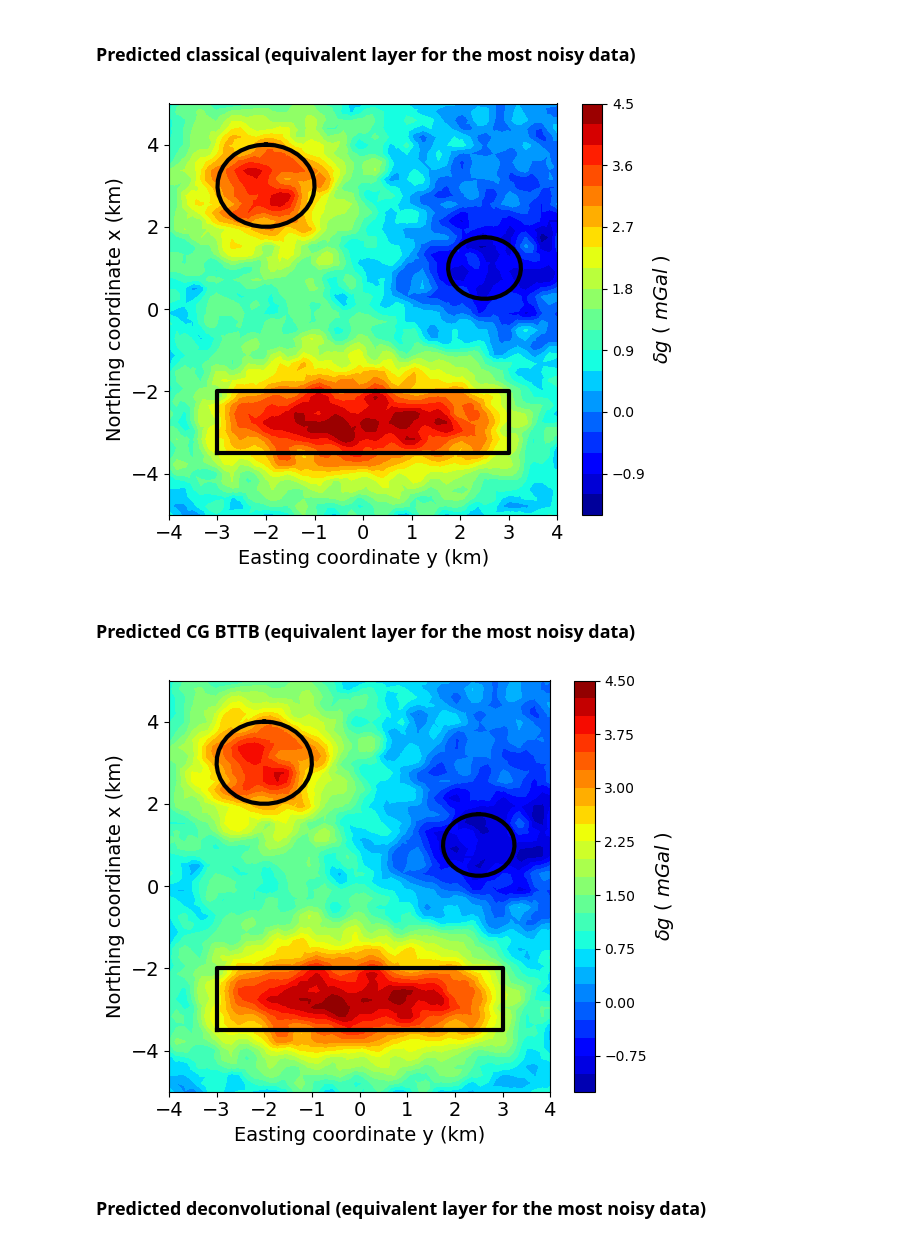
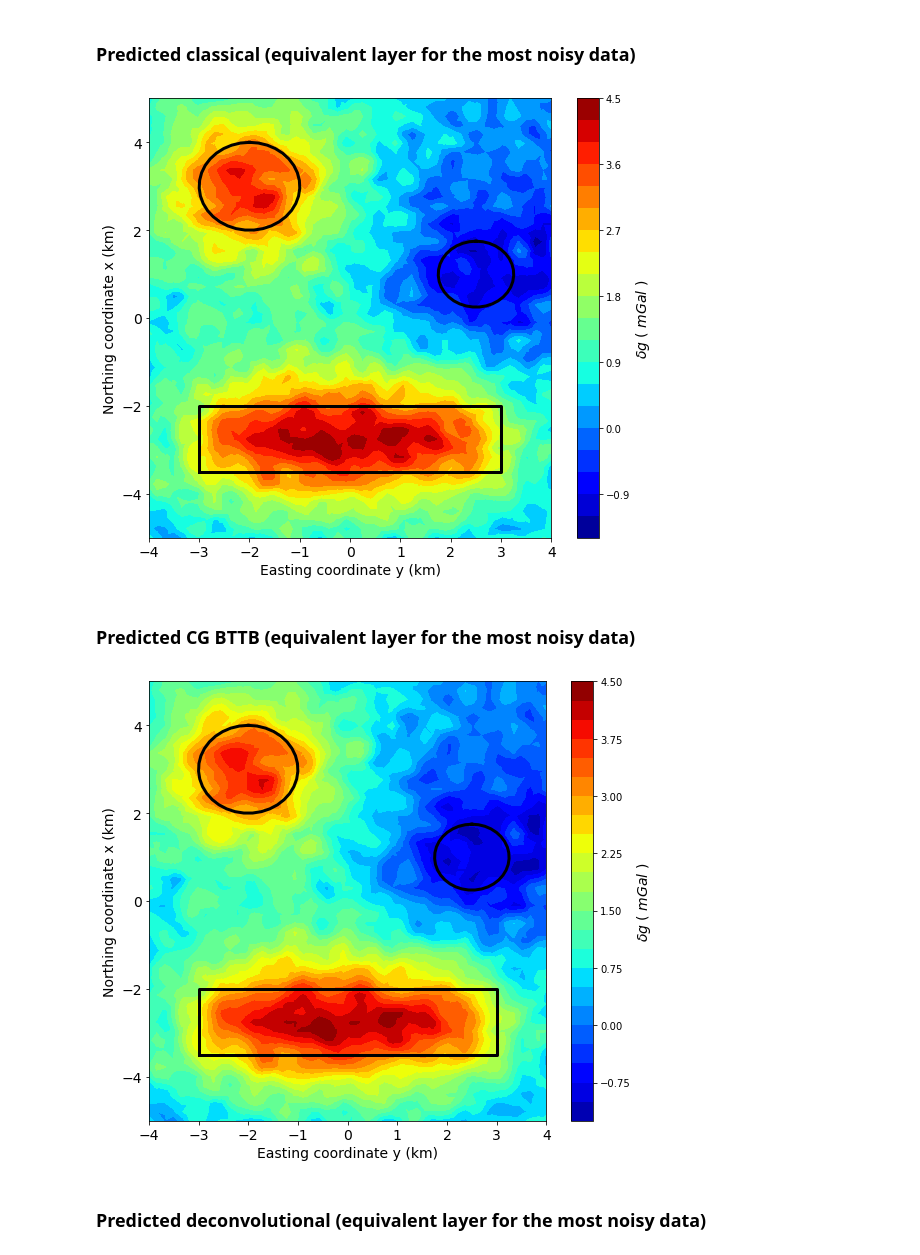
Before and after one commit to DiegoTaka/fast_equivalent_layer, a Jupyter notebook: code/grav/Stability_comparison_grav.ipynb, the cells around one changed output. Saved outputs shown, nothing was run; the diff lists cells and outputs as text; code cells hidden in the pictures.

```diff
--- a/code/grav/Stability_comparison_grav.ipynb
+++ b/code/grav/Stability_comparison_grav.ipynb
@@ -399,33 +430,33 @@ print (np.std(np.abs(data[-1]-gz_dec_wiener2)), ('(Deconvolutional w\ Wiener sub
 # %%
 #Projection_model
 phi = np.linspace(0, 2.*np.pi, 36)  #36 points
 x1 = xc1/1000 + (R1/1000)*np.cos(phi)
 y1 = yc1/1000 + (R1/1000)*np.sin(phi)
 x2 = xc2/1000 + (R2/1000)*np.cos(phi)
 y2 = yc2/1000 + (R2/1000)*np.sin(phi)
 
 x_p = [-3.5, -2., -2., -3.5, -3.5]
 y_p = [-3., -3., 3., 3., -3.]
 
-fig=plt.figure(figsize=(6,5))
+fig=plt.figure(figsize=(8,7))
 fig.patch.set_facecolor('xkcd:white')
 plt.tricontourf(yi_plot, xi_plot, gz_c, 22, cmap='jet')
 plt.plot(y_p,x_p,color="k", linewidth=3)
 #plt.plot(x_p2,y_p2,color="k", linewidth=3)
 plt.plot(y1, x1, color="k", linewidth=3)
 plt.plot(y2, x2, color="k", linewidth=3)
 cb = plt.colorbar(shrink=1)
 cb.set_label('$\delta g$ ( $mGal$ )', rotation=90, fontsize=14)
 plt.xlim(np.min(yi_plot),np.max(yi_plot))
 plt.ylim(np.min(xi_plot),np.max(xi_plot))
 plt.xticks(fontsize=14)
 plt.yticks(fontsize=14)
 plt.xlabel('Easting coordinate y (km)', fontsize=14)
 plt.ylabel('Northing coordinate x (km)', fontsize=14)
 plt.tight_layout()
-#plt.savefig('../../manuscript/Fig/predicted_gz_classic.png', dpi=300)
+plt.savefig('../../manuscript/Fig/predicted_gz_classic.png', dpi=300)
 # %% [output]
-[figure, old version]
+[figure, new version]
 # %% [markdown]
 ### Predicted CG BTTB (equivalent layer for the most noisy data)
 # %%
@@ -439,7 +470,7 @@ y2 = yc2/1000 + (R2/1000)*np.sin(phi)
 x_p = [-3.5, -2., -2., -3.5, -3.5]
 y_p = [-3., -3., 3., 3., -3.]
 
-fig=plt.figure(figsize=(6,5))
+fig=plt.figure(figsize=(8,7))
 fig.patch.set_facecolor('xkcd:white')
 plt.tricontourf(yi_plot, xi_plot, gz_bccb, 22, vmin=scale_min, vmax=scale_max, cmap='jet')
 plt.plot(y_p,x_p,color="k", linewidth=3)
@@ -455,9 +486,9 @@ plt.yticks(fontsize=14)
 plt.xlabel('Easting coordinate y (km)', fontsize=14)
 plt.ylabel('Northing coordinate x (km)', fontsize=14)
 plt.tight_layout()
-#plt.savefig('../../manuscript/Fig/predicted_gz_bttb.png', dpi=300)
+plt.savefig('../../manuscript/Fig/predicted_gz_bttb.png', dpi=300)
 # %% [output]
-[figure, old version]
+[figure, new version]
 # %% [markdown]
 ### Predicted deconvolutional (equivalent layer for the most noisy data)
 # %%
```
Also changed, not shown: parts of 11 cells of this notebook, 36 other files.
